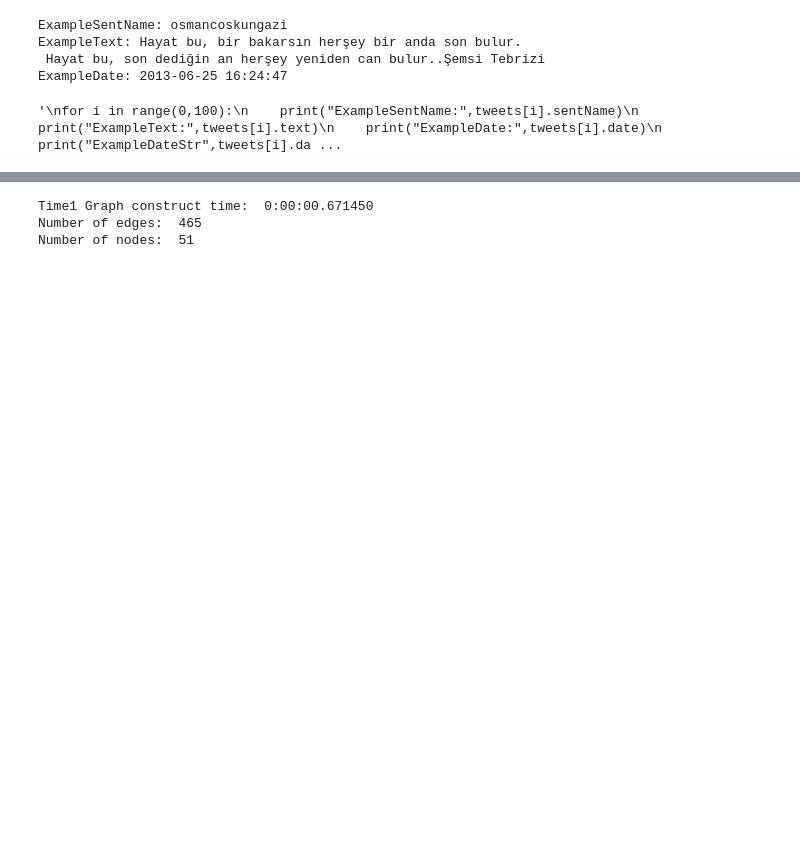
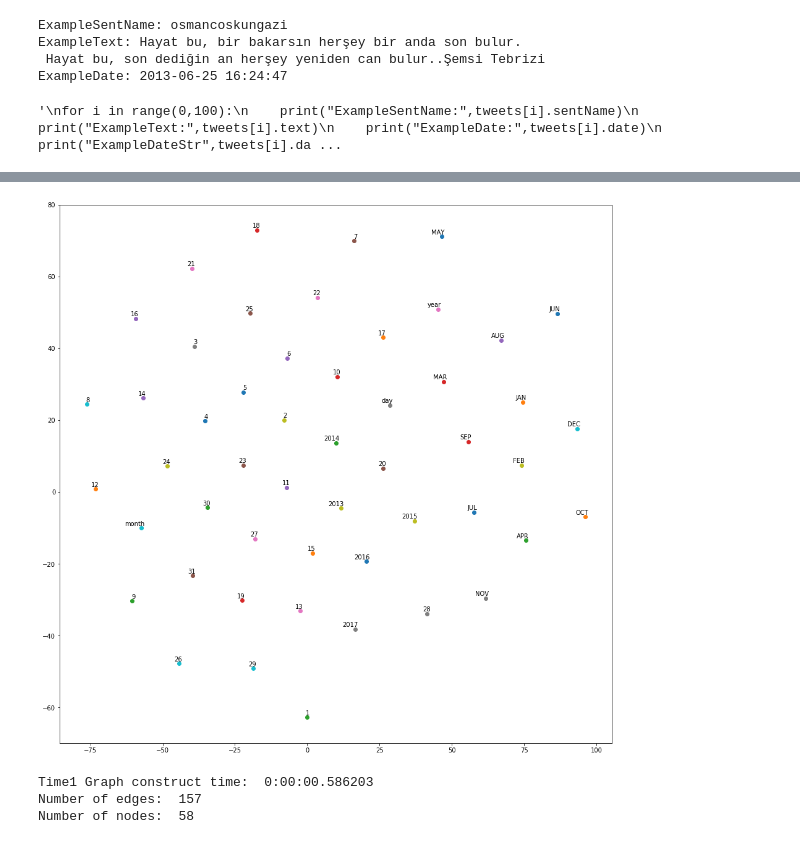
Before and after one commit to GTU-Projects/CSE496_Node2Vec_2018, a Jupyter notebook: src/timeVec.ipynb, the cells around one changed output, grey strips where cells are left out. Drawn from its saved outputs; the diff is of its cells as text; code cells hidden in the pictures; blank space fills up the shorter version.

Commit message:
T-SNE vector plots were added.

```diff
--- a/src/timeVec.ipynb
+++ b/src/timeVec.ipynb
@@ -100,3 +100,7 @@ model3.wv.most_similar("2015")
+# %%
+tsne_plot(model3)
+# %% [output]
+[figure, added]
 # %%
 # Draw Graph According to Page1
 G1 = nx.DiGraph()
@@ -134,12 +138,12 @@ for tweet in tweets:
     G1.add_edge(MONTH_TAG,monthFormat,month=tweet.date.month, year=tweet.date.year)
 endTime = datetime.now()
 print("Time1 Graph construct time: ",endTime-startTime)
-print("Number of edges: ",G3.number_of_edges())
-print("Number of nodes: ",G3.number_of_nodes())
+print("Number of edges: ",G1.number_of_edges())
+print("Number of nodes: ",G1.number_of_nodes())
 # %% [output]
-Time1 Graph construct time:  0:00:00.671450
-Number of edges:  465
-Number of nodes:  51
+Time1 Graph construct time:  0:00:00.586203
+Number of edges:  157
+Number of nodes:  58
 # %%
 pos=nx.circular_layout(G1)
 #nx.draw(G3,width=1,node_size=300,font_size=10,with_labels=True)
```
Also changed, not shown: parts of 13 cells of this notebook, 4 other files.
